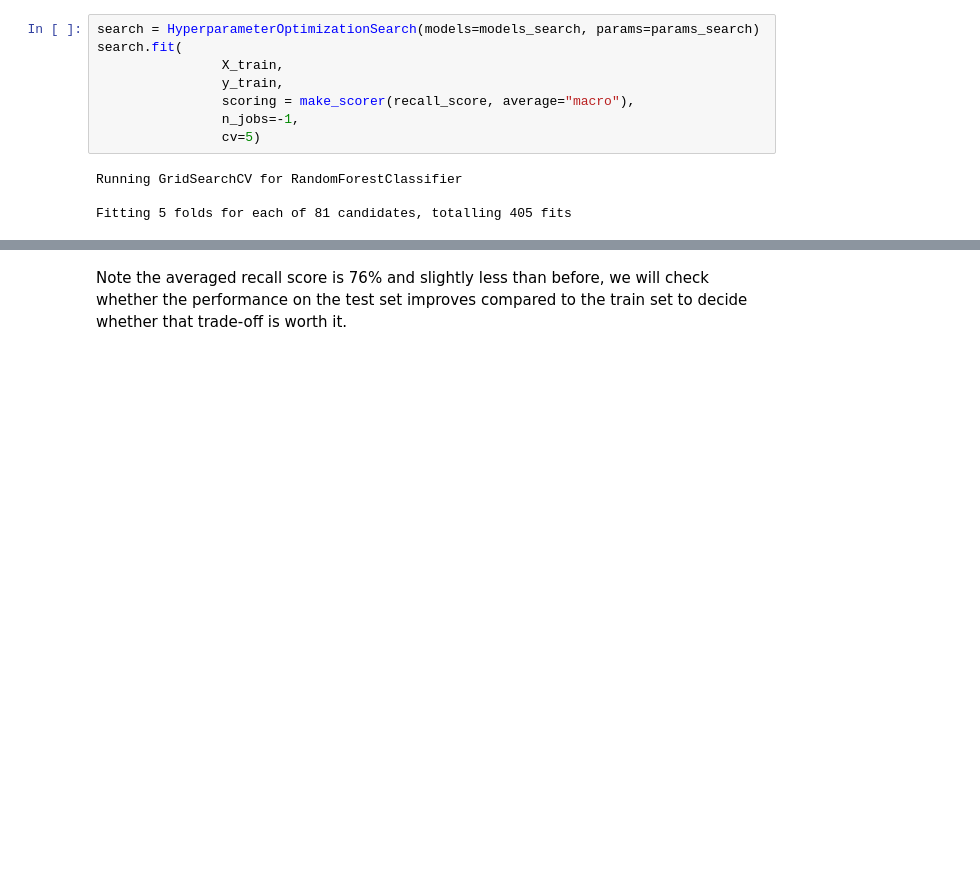
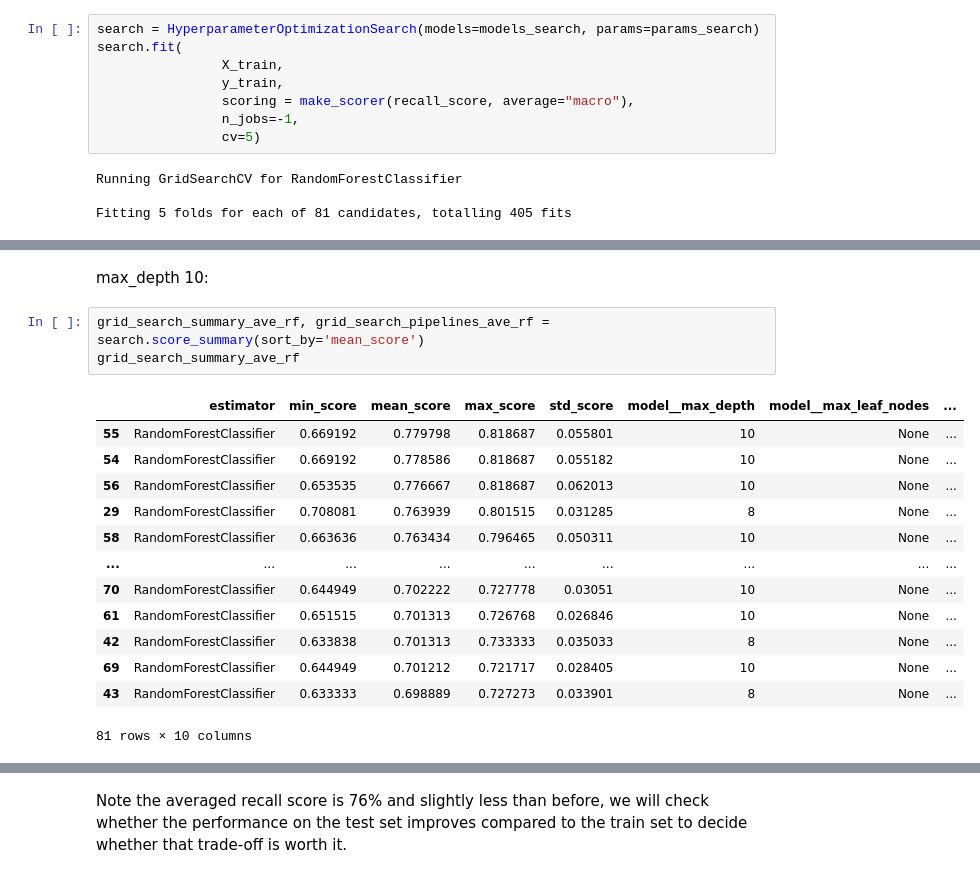
Before and after one commit to theresaabl/ML-maternal-health-risk, a Jupyter notebook: jupyter_notebooks/07-ModellingAndEvaluation-Classificationv2.ipynb, the cells around one changed output, grey strips where cells are left out. Saved outputs shown, nothing was run; the diff lists cells and outputs as text; blank space fills up the shorter version.

```diff
--- a/jupyter_notebooks/07-ModellingAndEvaluation-Classificationv2.ipynb
+++ b/jupyter_notebooks/07-ModellingAndEvaluation-Classificationv2.ipynb
@@ -825 +869,20 @@ grid_search_summary_ave_rf
 81 rows × 10 columns
+# %% [markdown]
+max_depth 10:
+# %%
+grid_search_summary_ave_rf, grid_search_pipelines_ave_rf = search.score_summary(sort_by='mean_score')
+grid_search_summary_ave_rf
+# %% [output]
+|  | estimator | min_score | mean_score | max_score | std_score | model__max_depth | model__max_leaf_nodes | ... |
+| 55 | RandomForestClassifier | 0.669192 | 0.779798 | 0.818687 | 0.055801 | 10 | None | ... |
+| 54 | RandomForestClassifier | 0.669192 | 0.778586 | 0.818687 | 0.055182 | 10 | None | ... |
+| 56 | RandomForestClassifier | 0.653535 | 0.776667 | 0.818687 | 0.062013 | 10 | None | ... |
+| 29 | RandomForestClassifier | 0.708081 | 0.763939 | 0.801515 | 0.031285 | 8 | None | ... |
+| 58 | RandomForestClassifier | 0.663636 | 0.763434 | 0.796465 | 0.050311 | 10 | None | ... |
+| ... | ... | ... | ... | ... | ... | ... | ... | ... |
+| 70 | RandomForestClassifier | 0.644949 | 0.702222 | 0.727778 | 0.03051 | 10 | None | ... |
+| 61 | RandomForestClassifier | 0.651515 | 0.701313 | 0.726768 | 0.026846 | 10 | None | ... |
+| 42 | RandomForestClassifier | 0.633838 | 0.701313 | 0.733333 | 0.035033 | 8 | None | ... |
+| 69 | RandomForestClassifier | 0.644949 | 0.701212 | 0.721717 | 0.028405 | 10 | None | ... |
+| 43 | RandomForestClassifier | 0.633333 | 0.698889 | 0.727273 | 0.033901 | 8 | None | ... |
+81 rows × 10 columns
```
Also changed, not shown: parts of 36 cells of this notebook.
